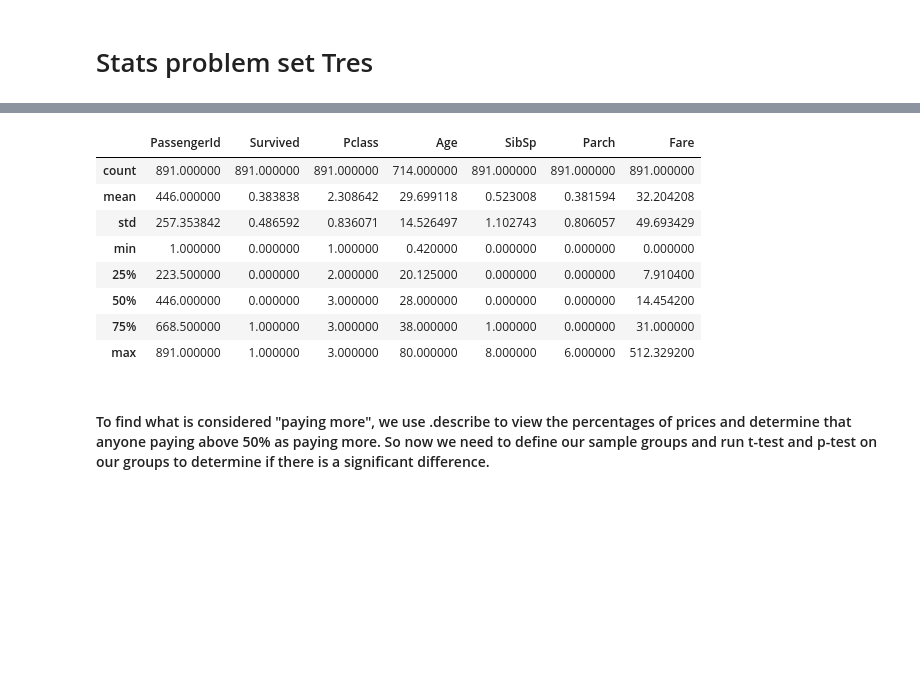
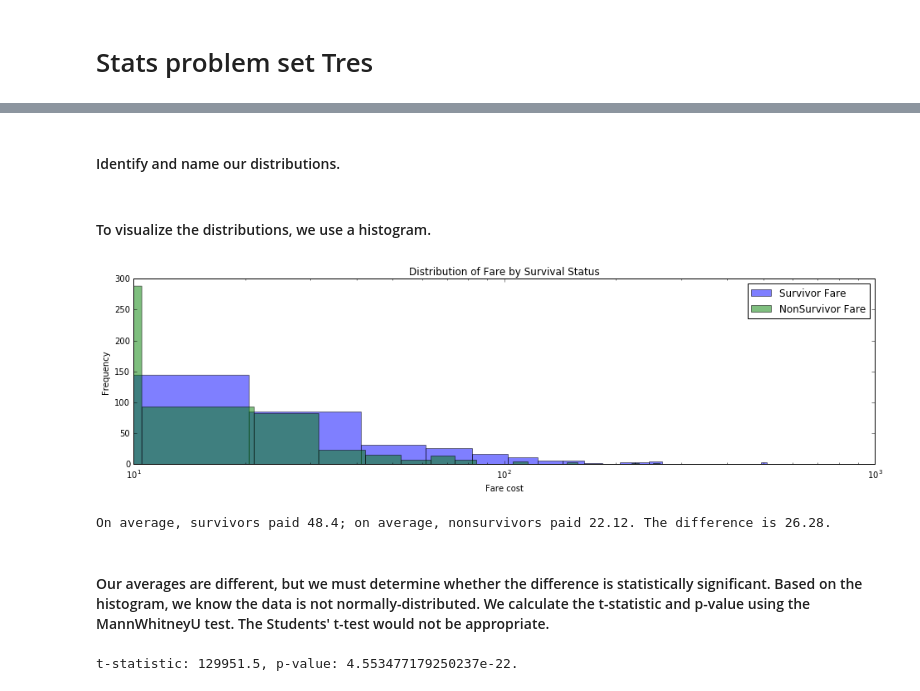
Before and after one commit to tesmonrd/statistics-ex, a Jupyter notebook: stats-3.ipynb, the cells around one changed output, grey strips where cells are left out. Cells and saved outputs as stored; diff of their text form; code cells hidden in the pictures; blank space fills up the shorter version.

Commit message:
Most code works; need chi square calc + conclusion

```diff
--- a/stats-3.ipynb
+++ b/stats-3.ipynb
@@ -23,14 +25,37 @@ df.head(4)
-# %%
-df.describe()
-# %% [output]
-|  | PassengerId | Survived | Pclass | Age | SibSp | Parch | Fare |
-| count | 891.000000 | 891.000000 | 891.000000 | 714.000000 | 891.000000 | 891.000000 | 891.000000 |
-| mean | 446.000000 | 0.383838 | 2.308642 | 29.699118 | 0.523008 | 0.381594 | 32.204208 |
-| std | 257.353842 | 0.486592 | 0.836071 | 14.526497 | 1.102743 | 0.806057 | 49.693429 |
-| min | 1.000000 | 0.000000 | 1.000000 | 0.420000 | 0.000000 | 0.000000 | 0.000000 |
-| 25% | 223.500000 | 0.000000 | 2.000000 | 20.125000 | 0.000000 | 0.000000 | 7.910400 |
-| 50% | 446.000000 | 0.000000 | 3.000000 | 28.000000 | 0.000000 | 0.000000 | 14.454200 |
-| 75% | 668.500000 | 1.000000 | 3.000000 | 38.000000 | 1.000000 | 0.000000 | 31.000000 |
-| max | 891.000000 | 1.000000 | 3.000000 | 80.000000 | 8.000000 | 6.000000 | 512.329200 |
-# %% [markdown]
-#### To find what is considered "paying more", we use .describe to view the percentages of prices and determine that anyone paying above 50% as paying more. So now we need to define our sample groups and run t-test and p-test on our groups to determine if there is a significant difference.
+# %% [markdown]
+#### Identify and name our distributions.
+# %%
+survivor_fare_distribution = df[df.Survived == 1].Fare
+nonsurvivor_fare_distribution = df[df.Survived == 0].Fare
+# %% [markdown]
+#### To visualize the distributions, we use a histogram.
+# %%
+%matplotlib inline
+
+plt.figure(figsize=(16, 4))
+plt.hist(survivor_fare_distribution, bins=25, alpha=0.5, label="Survivor Fare")
+plt.hist(nonsurvivor_fare_distribution, bins=25, alpha=0.5, label="NonSurvivor Fare")
+plt.legend()
+plt.xlabel("Fare cost")
+plt.ylabel("Frequency")
+plt.title("Distribution of Fare by Survival Status")
+plt.xscale('log')
+plt.show()
+# %% [output]
+[figure, added]
+# %%
+avg_survivor_fare = survivor_fare_distribution.mean()
+avg_nonsurvivor_fare = nonsurvivor_fare_distribution.mean()
+print('On average, survivors paid {}; on average, nonsurvivors paid {}. The difference is {}.'.format(np.round(avg_survivor_fare, 2),
+                                                                                                     np.round(avg_nonsurvivor_fare, 2),
+                                                                                                     np.round(avg_survivor_fare - avg_nonsurvivor_fare, 2)))
+# %% [output]
+On average, survivors paid 48.4; on average, nonsurvivors paid 22.12. The difference is 26.28.
+# %% [markdown]
+#### Our averages are different, but we must determine whether the difference is statistically significant. Based on the histogram, we know the data is not normally-distributed. We calculate the t-statistic and p-value using the MannWhitneyU test. The Students' t-test would not be appropriate.
+# %%
+t_stat, p_stat = mannwhitneyu(survivor_fare_distribution,
+                              nonsurvivor_fare_distribution, )
+print('t-statistic: {}, p-value: {}.'.format(t_stat, p_stat))
+# %% [output]
+t-statistic: 129951.5, p-value: 4.553477179250237e-22.
```
Also changed, not shown: parts of 8 cells of this notebook.
